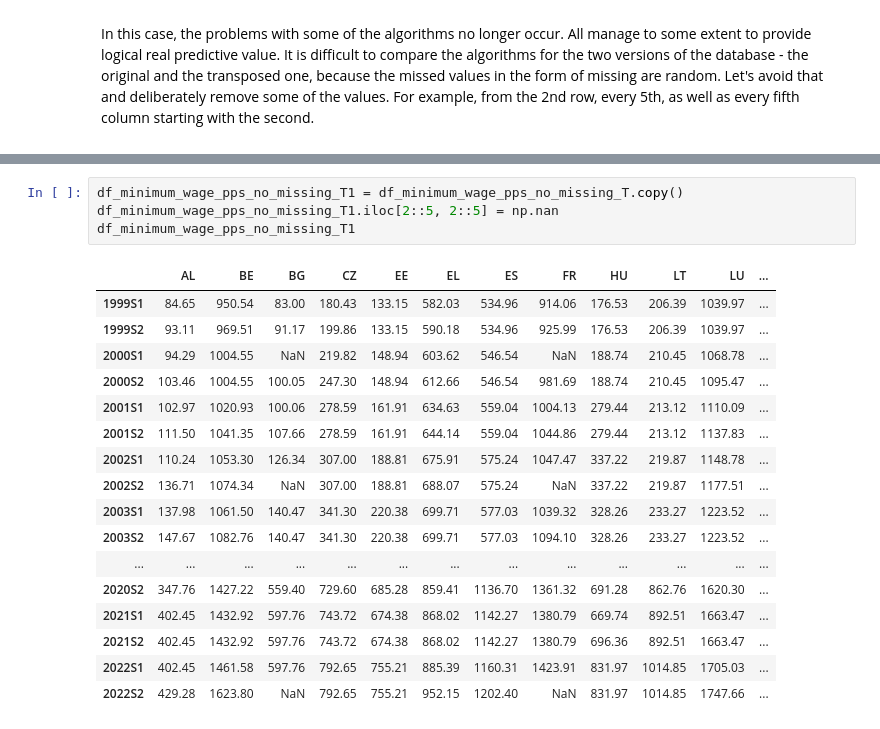
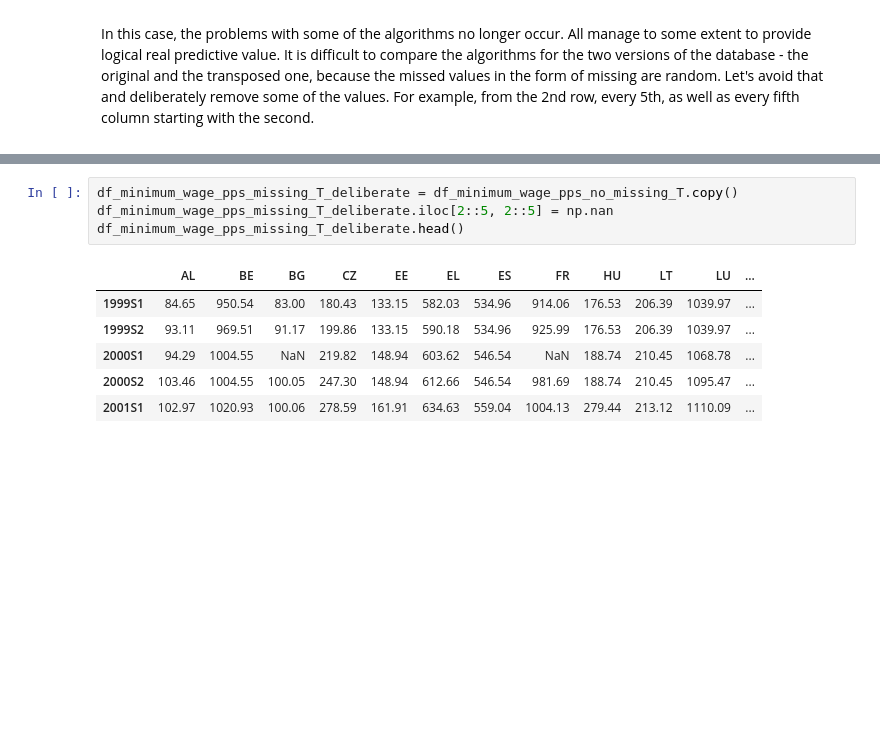
Before and after one commit to StefanRaychev/Handling-missing-values, a Jupyter notebook: Dealing with missing values.ipynb, the cells around one changed output, grey strips where cells are left out. Saved outputs shown, nothing was run; the diff lists cells and outputs as text; blank space fills up the shorter version.

```diff
--- a/Dealing with missing values.ipynb
+++ b/Dealing with missing values.ipynb
@@ -537,24 +526,13 @@ imp(df_minimum_wage_pps_no_missing1, df_minimum_wage_pps_no_missing)
 # %% [output]
 [figure]
 # %%
-df_minimum_wage_pps_no_missing_T1 = df_minimum_wage_pps_no_missing_T.copy()
-df_minimum_wage_pps_no_missing_T1.iloc[2::5, 2::5] = np.nan
-df_minimum_wage_pps_no_missing_T1
+df_minimum_wage_pps_missing_T_deliberate = df_minimum_wage_pps_no_missing_T.copy()
+df_minimum_wage_pps_missing_T_deliberate.iloc[2::5, 2::5] = np.nan
+df_minimum_wage_pps_missing_T_deliberate.head()
 # %% [output]
 |  | AL | BE | BG | CZ | EE | EL | ES | FR | HU | LT | LU | ... |
 | 1999S1 | 84.65 | 950.54 | 83.00 | 180.43 | 133.15 | 582.03 | 534.96 | 914.06 | 176.53 | 206.39 | 1039.97 | ... |
 | 1999S2 | 93.11 | 969.51 | 91.17 | 199.86 | 133.15 | 590.18 | 534.96 | 925.99 | 176.53 | 206.39 | 1039.97 | ... |
 | 2000S1 | 94.29 | 1004.55 | NaN | 219.82 | 148.94 | 603.62 | 546.54 | NaN | 188.74 | 210.45 | 1068.78 | ... |
 | 2000S2 | 103.46 | 1004.55 | 100.05 | 247.30 | 148.94 | 612.66 | 546.54 | 981.69 | 188.74 | 210.45 | 1095.47 | ... |
 | 2001S1 | 102.97 | 1020.93 | 100.06 | 278.59 | 161.91 | 634.63 | 559.04 | 1004.13 | 279.44 | 213.12 | 1110.09 | ... |
-| 2001S2 | 111.50 | 1041.35 | 107.66 | 278.59 | 161.91 | 644.14 | 559.04 | 1044.86 | 279.44 | 213.12 | 1137.83 | ... |
-| 2002S1 | 110.24 | 1053.30 | 126.34 | 307.00 | 188.81 | 675.91 | 575.24 | 1047.47 | 337.22 | 219.87 | 1148.78 | ... |
-| 2002S2 | 136.71 | 1074.34 | NaN | 307.00 | 188.81 | 688.07 | 575.24 | NaN | 337.22 | 219.87 | 1177.51 | ... |
-| 2003S1 | 137.98 | 1061.50 | 140.47 | 341.30 | 220.38 | 699.71 | 577.03 | 1039.32 | 328.26 | 233.27 | 1223.52 | ... |
-| 2003S2 | 147.67 | 1082.76 | 140.47 | 341.30 | 220.38 | 699.71 | 577.03 | 1094.10 | 328.26 | 233.27 | 1223.52 | ... |
-| ... | ... | ... | ... | ... | ... | ... | ... | ... | ... | ... | ... | ... |
-| 2020S2 | 347.76 | 1427.22 | 559.40 | 729.60 | 685.28 | 859.41 | 1136.70 | 1361.32 | 691.28 | 862.76 | 1620.30 | ... |
-| 2021S1 | 402.45 | 1432.92 | 597.76 | 743.72 | 674.38 | 868.02 | 1142.27 | 1380.79 | 669.74 | 892.51 | 1663.47 | ... |
-| 2021S2 | 402.45 | 1432.92 | 597.76 | 743.72 | 674.38 | 868.02 | 1142.27 | 1380.79 | 696.36 | 892.51 | 1663.47 | ... |
-| 2022S1 | 402.45 | 1461.58 | 597.76 | 792.65 | 755.21 | 885.39 | 1160.31 | 1423.91 | 831.97 | 1014.85 | 1705.03 | ... |
-| 2022S2 | 429.28 | 1623.80 | NaN | 792.65 | 755.21 | 952.15 | 1202.40 | NaN | 831.97 | 1014.85 | 1747.66 | ... |
```
Also changed, not shown: parts of 4 cells of this notebook.
